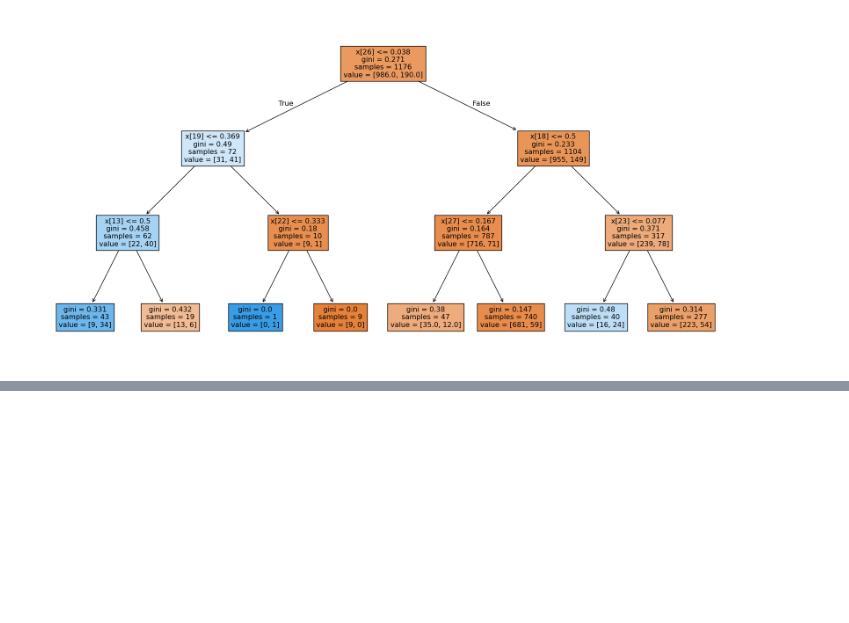
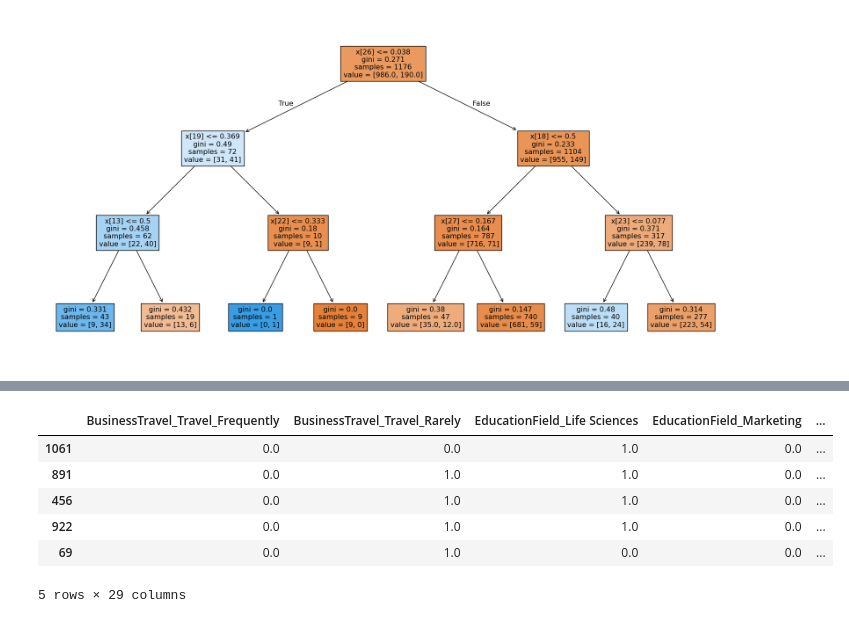
Before and after one commit to iam-ajmunna/Predicting-Employee-Attrition-A-Machine-Learning-Approach-to-Workforce-Retention, a Jupyter notebook: Notebook/Predicting Employee Attrition.ipynb, the cells around one changed output, grey strips where cells are left out. Saved outputs shown, nothing was run; the diff lists cells and outputs as text; code cells hidden in the pictures; blank space fills up the shorter version.

```diff
--- a/Notebook/Predicting Employee Attrition.ipynb
+++ b/Notebook/Predicting Employee Attrition.ipynb
@@ -275,0 +337,10 @@ draw_decision_tree(dt)
+# %%
+X_test.head()
+# %% [output]
+|  | BusinessTravel_Travel_Frequently | BusinessTravel_Travel_Rarely | EducationField_Life Sciences | EducationField_Marketing | ... |
+| 1061 | 0.0 | 0.0 | 1.0 | 0.0 | ... |
+| 891 | 0.0 | 1.0 | 1.0 | 0.0 | ... |
+| 456 | 0.0 | 1.0 | 1.0 | 0.0 | ... |
+| 922 | 0.0 | 1.0 | 1.0 | 0.0 | ... |
+| 69 | 0.0 | 1.0 | 0.0 | 0.0 | ... |
+5 rows × 29 columns
```
Also changed, not shown: parts of 9 cells of this notebook, 1 other file.
